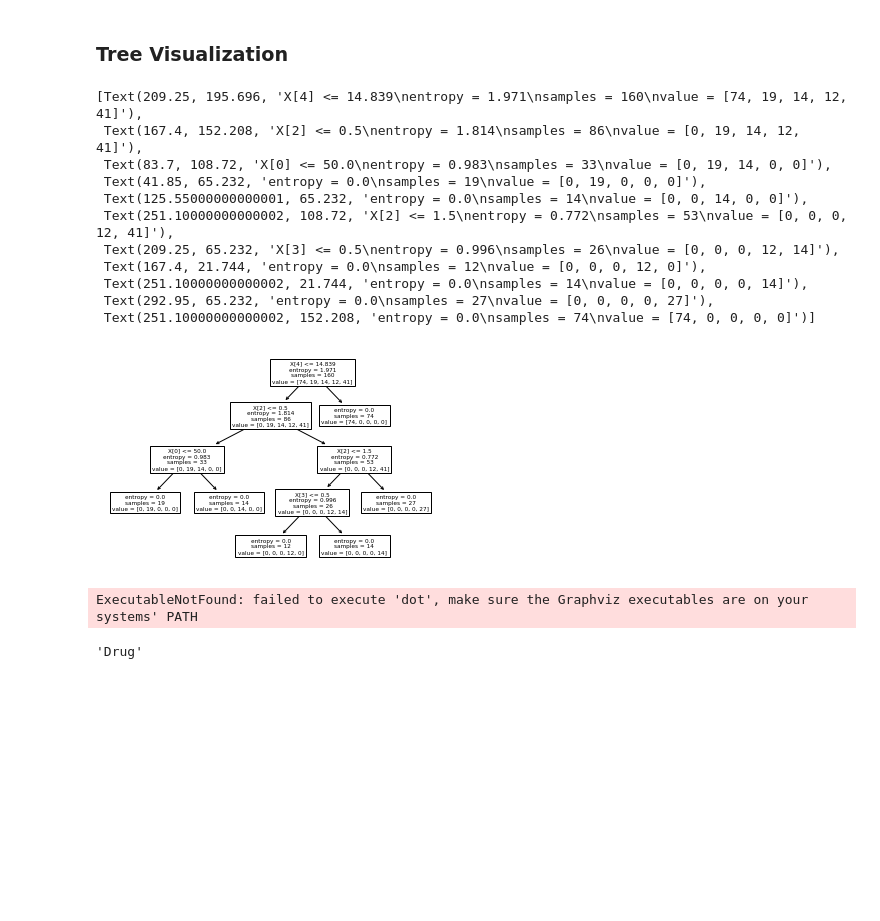
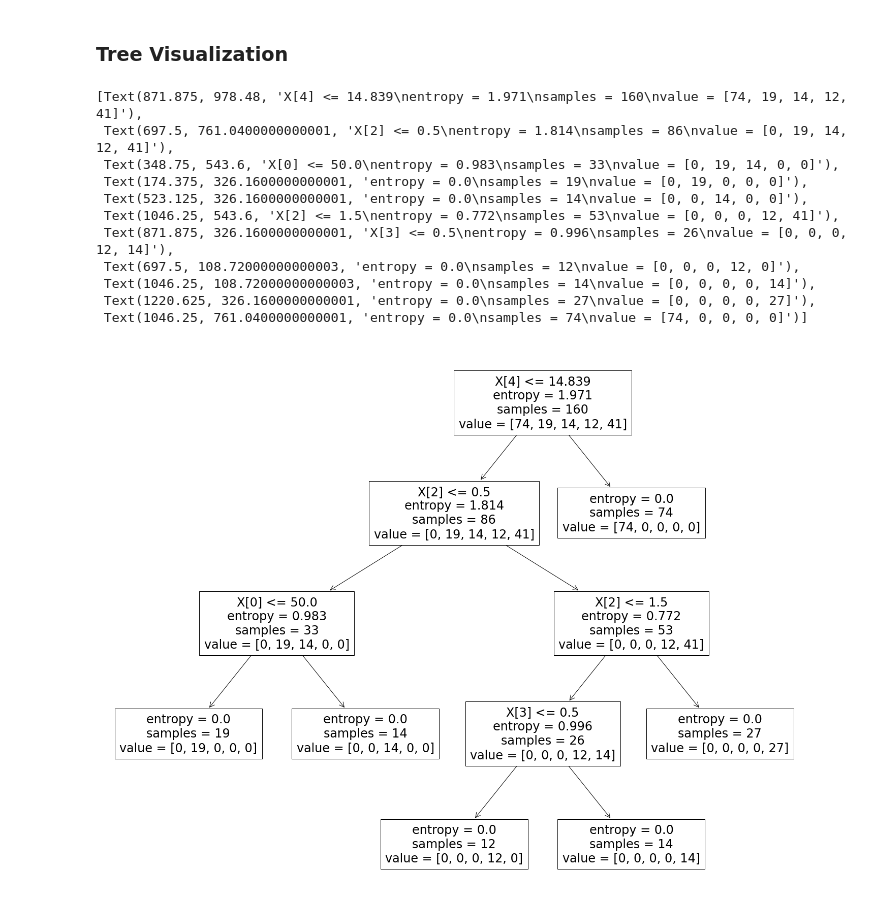
Before and after one commit to elhafizh/ai-drug-prediction, a Jupyter notebook: drug-classification.ipynb, the cells around one changed output. Cells and saved outputs as stored; diff of their text form; code cells hidden in the pictures; blank space fills up the shorter version.

Commit message:
Visualize decision tree model

```diff
--- a/drug-classification.ipynb
+++ b/drug-classification.ipynb
@@ -400,28 +383,18 @@ accuracy_score(y_test, y_pred)
 ### Tree Visualization
 # %%
 from sklearn import tree
+fig = plt.figure(figsize=(25,20))
 tree.plot_tree(clf)
 # %% [output]
-[Text(209.25, 195.696, 'X[4] <= 14.839\nentropy = 1.971\nsamples = 160\nvalue = [74, 19, 14, 12, 41]'),
- Text(167.4, 152.208, 'X[2] <= 0.5\nentropy = 1.814\nsamples = 86\nvalue = [0, 19, 14, 12, 41]'),
- Text(83.7, 108.72, 'X[0] <= 50.0\nentropy = 0.983\nsamples = 33\nvalue = [0, 19, 14, 0, 0]'),
- Text(41.85, 65.232, 'entropy = 0.0\nsamples = 19\nvalue = [0, 19, 0, 0, 0]'),
- Text(125.55000000000001, 65.232, 'entropy = 0.0\nsamples = 14\nvalue = [0, 0, 14, 0, 0]'),
- Text(251.10000000000002, 108.72, 'X[2] <= 1.5\nentropy = 0.772\nsamples = 53\nvalue = [0, 0, 0, 12, 41]'),
- Text(209.25, 65.232, 'X[3] <= 0.5\nentropy = 0.996\nsamples = 26\nvalue = [0, 0, 0, 12, 14]'),
- Text(167.4, 21.744, 'entropy = 0.0\nsamples = 12\nvalue = [0, 0, 0, 12, 0]'),
- Text(251.10000000000002, 21.744, 'entropy = 0.0\nsamples = 14\nvalue = [0, 0, 0, 0, 14]'),
- Text(292.95, 65.232, 'entropy = 0.0\nsamples = 27\nvalue = [0, 0, 0, 0, 27]'),
- Text(251.10000000000002, 152.208, 'entropy = 0.0\nsamples = 74\nvalue = [74, 0, 0, 0, 0]')]
+[Text(871.875, 978.48, 'X[4] <= 14.839\nentropy = 1.971\nsamples = 160\nvalue = [74, 19, 14, 12, 41]'),
+ Text(697.5, 761.0400000000001, 'X[2] <= 0.5\nentropy = 1.814\nsamples = 86\nvalue = [0, 19, 14, 12, 41]'),
+ Text(348.75, 543.6, 'X[0] <= 50.0\nentropy = 0.983\nsamples = 33\nvalue = [0, 19, 14, 0, 0]'),
+ Text(174.375, 326.1600000000001, 'entropy = 0.0\nsamples = 19\nvalue = [0, 19, 0, 0, 0]'),
+ Text(523.125, 326.1600000000001, 'entropy = 0.0\nsamples = 14\nvalue = [0, 0, 14, 0, 0]'),
+ Text(1046.25, 543.6, 'X[2] <= 1.5\nentropy = 0.772\nsamples = 53\nvalue = [0, 0, 0, 12, 41]'),
+ Text(871.875, 326.1600000000001, 'X[3] <= 0.5\nentropy = 0.996\nsamples = 26\nvalue = [0, 0, 0, 12, 14]'),
+ Text(697.5, 108.72000000000003, 'entropy = 0.0\nsamples = 12\nvalue = [0, 0, 0, 12, 0]'),
+ Text(1046.25, 108.72000000000003, 'entropy = 0.0\nsamples = 14\nvalue = [0, 0, 0, 0, 14]'),
+ Text(1220.625, 326.1600000000001, 'entropy = 0.0\nsamples = 27\nvalue = [0, 0, 0, 0, 27]'),
+ Text(1046.25, 761.0400000000001, 'entropy = 0.0\nsamples = 74\nvalue = [74, 0, 0, 0, 0]')]
-[figure, old version]
+[figure, new version]
-# %%
-import graphviz
-dot_data = tree.export_graphviz(clf, out_file=None)
-graph = graphviz.Source(dot_data)
-graph.render("drugs")
-# %% [output]
-ExecutableNotFound: failed to execute 'dot', make sure the Graphviz executables are on your systems' PATH
-# %%
-df.columns[-1]
-# %% [output]
-'Drug'
```
Also changed, not shown: parts of 5 cells of this notebook.
